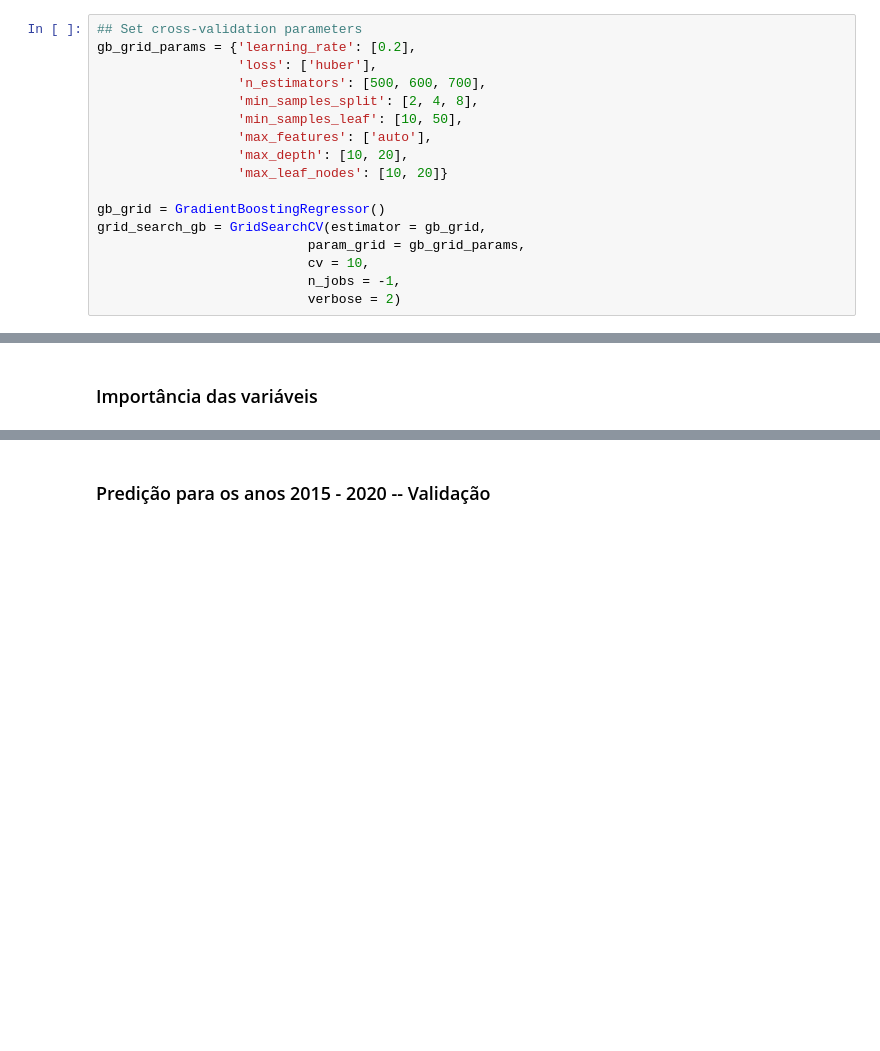
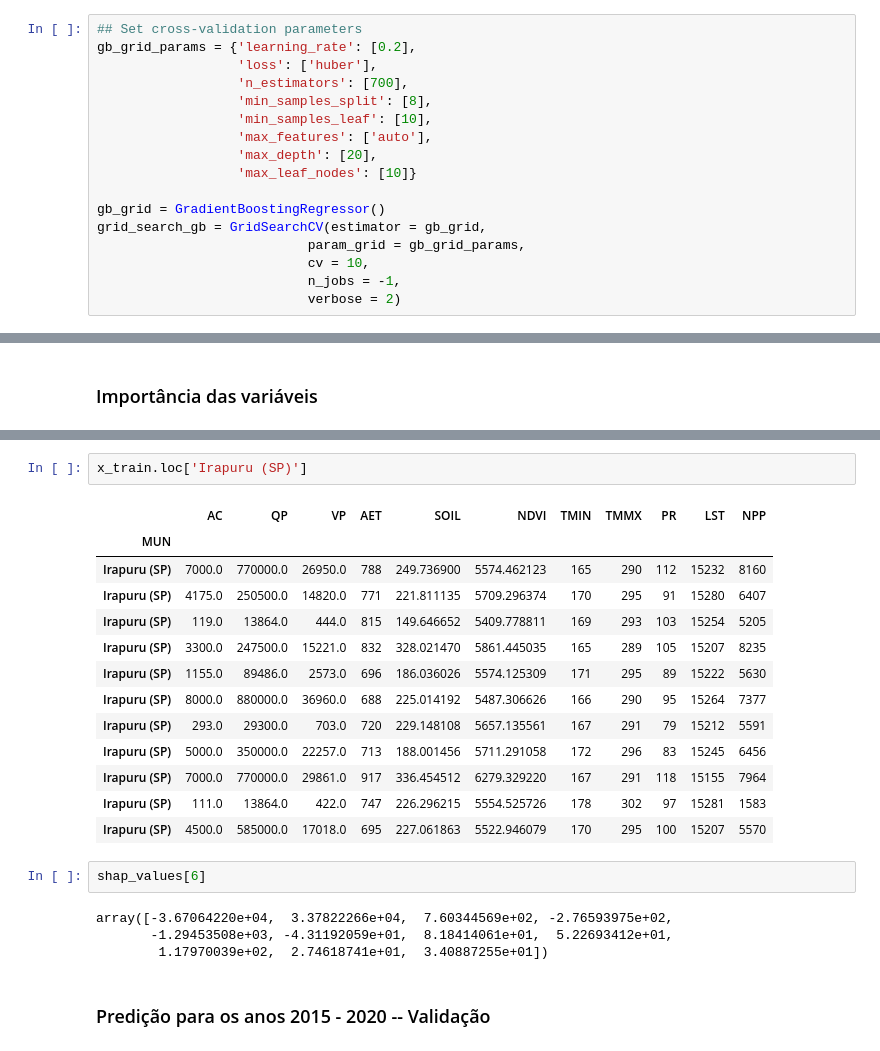
Before and after one commit to neli12/time-series-productivity-sp, a Jupyter notebook: Modelagem.ipynb, the cells around one changed output, grey strips where cells are left out. Drawn from its saved outputs; the diff is of its cells as text; blank space fills up the shorter version.

```diff
--- a/Modelagem.ipynb
+++ b/Modelagem.ipynb
@@ -760,12 +806,12 @@ The best parameters are:
 ## Set cross-validation parameters
 gb_grid_params = {'learning_rate': [0.2],
                   'loss': ['huber'],
-                  'n_estimators': [500, 600, 700],
-                  'min_samples_split': [2, 4, 8],
-                  'min_samples_leaf': [10, 50],
+                  'n_estimators': [700],
+                  'min_samples_split': [8],
+                  'min_samples_leaf': [10],
                   'max_features': ['auto'],
-                  'max_depth': [10, 20],
-                  'max_leaf_nodes': [10, 20]}
+                  'max_depth': [20],
+                  'max_leaf_nodes': [10]}
 
 gb_grid = GradientBoostingRegressor()
 grid_search_gb = GridSearchCV(estimator = gb_grid,
@@ -907,3 +951,25 @@ Name: 6191, dtype: float64
+# %%
+x_train.loc['Irapuru (SP)']
+# %% [output]
+|  | AC | QP | VP | AET | SOIL | NDVI | TMIN | TMMX | PR | LST | NPP |
+| MUN |  |  |  |  |  |  |  |  |  |  |  |
+| Irapuru (SP) | 7000.0 | 770000.0 | 26950.0 | 788 | 249.736900 | 5574.462123 | 165 | 290 | 112 | 15232 | 8160 |
+| Irapuru (SP) | 4175.0 | 250500.0 | 14820.0 | 771 | 221.811135 | 5709.296374 | 170 | 295 | 91 | 15280 | 6407 |
+| Irapuru (SP) | 119.0 | 13864.0 | 444.0 | 815 | 149.646652 | 5409.778811 | 169 | 293 | 103 | 15254 | 5205 |
+| Irapuru (SP) | 3300.0 | 247500.0 | 15221.0 | 832 | 328.021470 | 5861.445035 | 165 | 289 | 105 | 15207 | 8235 |
+| Irapuru (SP) | 1155.0 | 89486.0 | 2573.0 | 696 | 186.036026 | 5574.125309 | 171 | 295 | 89 | 15222 | 5630 |
+| Irapuru (SP) | 8000.0 | 880000.0 | 36960.0 | 688 | 225.014192 | 5487.306626 | 166 | 290 | 95 | 15264 | 7377 |
+| Irapuru (SP) | 293.0 | 29300.0 | 703.0 | 720 | 229.148108 | 5657.135561 | 167 | 291 | 79 | 15212 | 5591 |
+| Irapuru (SP) | 5000.0 | 350000.0 | 22257.0 | 713 | 188.001456 | 5711.291058 | 172 | 296 | 83 | 15245 | 6456 |
+| Irapuru (SP) | 7000.0 | 770000.0 | 29861.0 | 917 | 336.454512 | 6279.329220 | 167 | 291 | 118 | 15155 | 7964 |
+| Irapuru (SP) | 111.0 | 13864.0 | 422.0 | 747 | 226.296215 | 5554.525726 | 178 | 302 | 97 | 15281 | 1583 |
+| Irapuru (SP) | 4500.0 | 585000.0 | 17018.0 | 695 | 227.061863 | 5522.946079 | 170 | 295 | 100 | 15207 | 5570 |
+# %%
+shap_values[6]
+# %% [output]
+array([-3.67064220e+04,  3.37822266e+04,  7.60344569e+02, -2.76593975e+02,
+       -1.29453508e+03, -4.31192059e+01,  8.18414061e+01,  5.22693412e+01,
+        1.17970039e+02,  2.74618741e+01,  3.40887255e+01])
 # %% [markdown]
 ### Predição para os anos 2015 - 2020 -- Validação
 # %%
```
Also changed, not shown: parts of 30 cells of this notebook.
